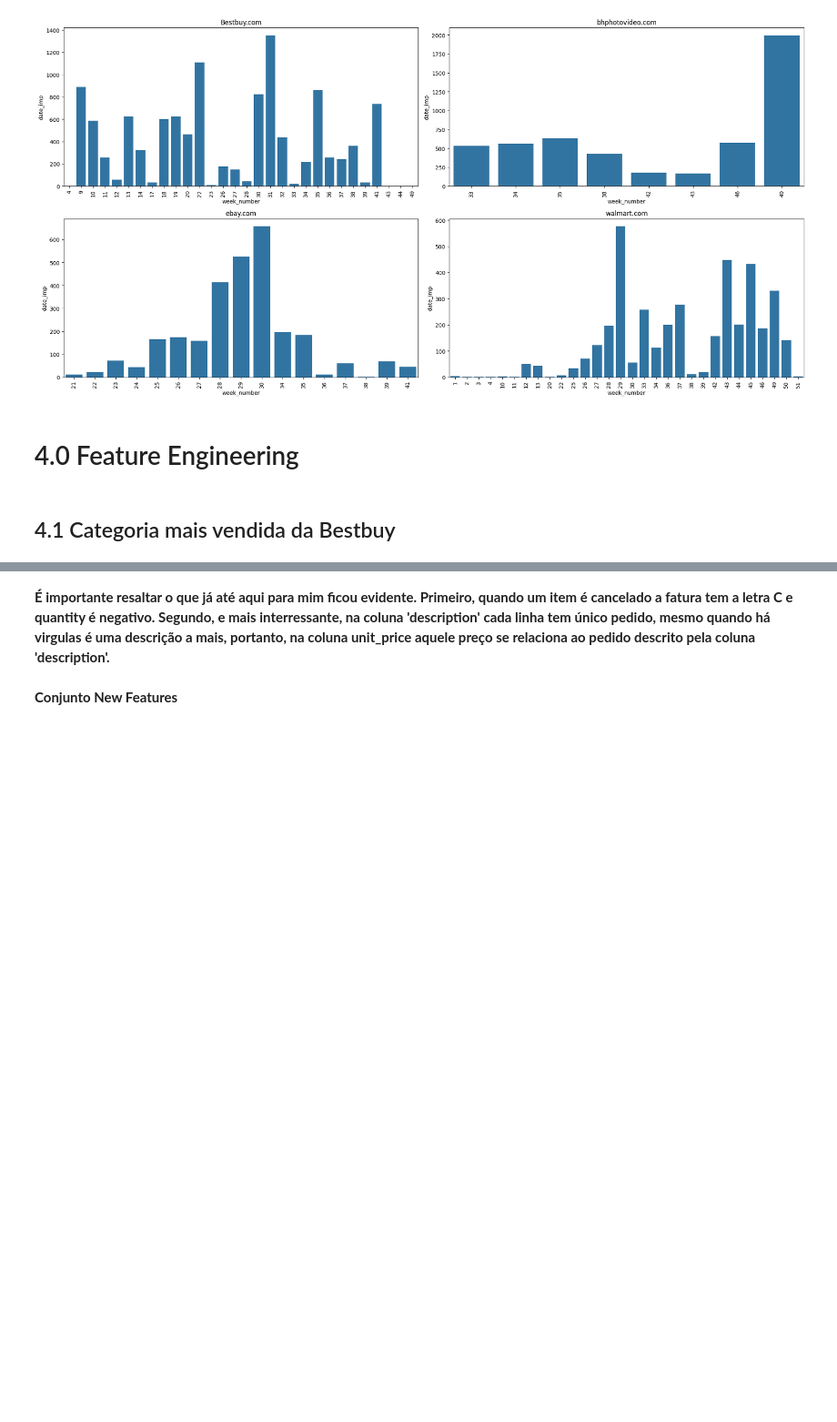
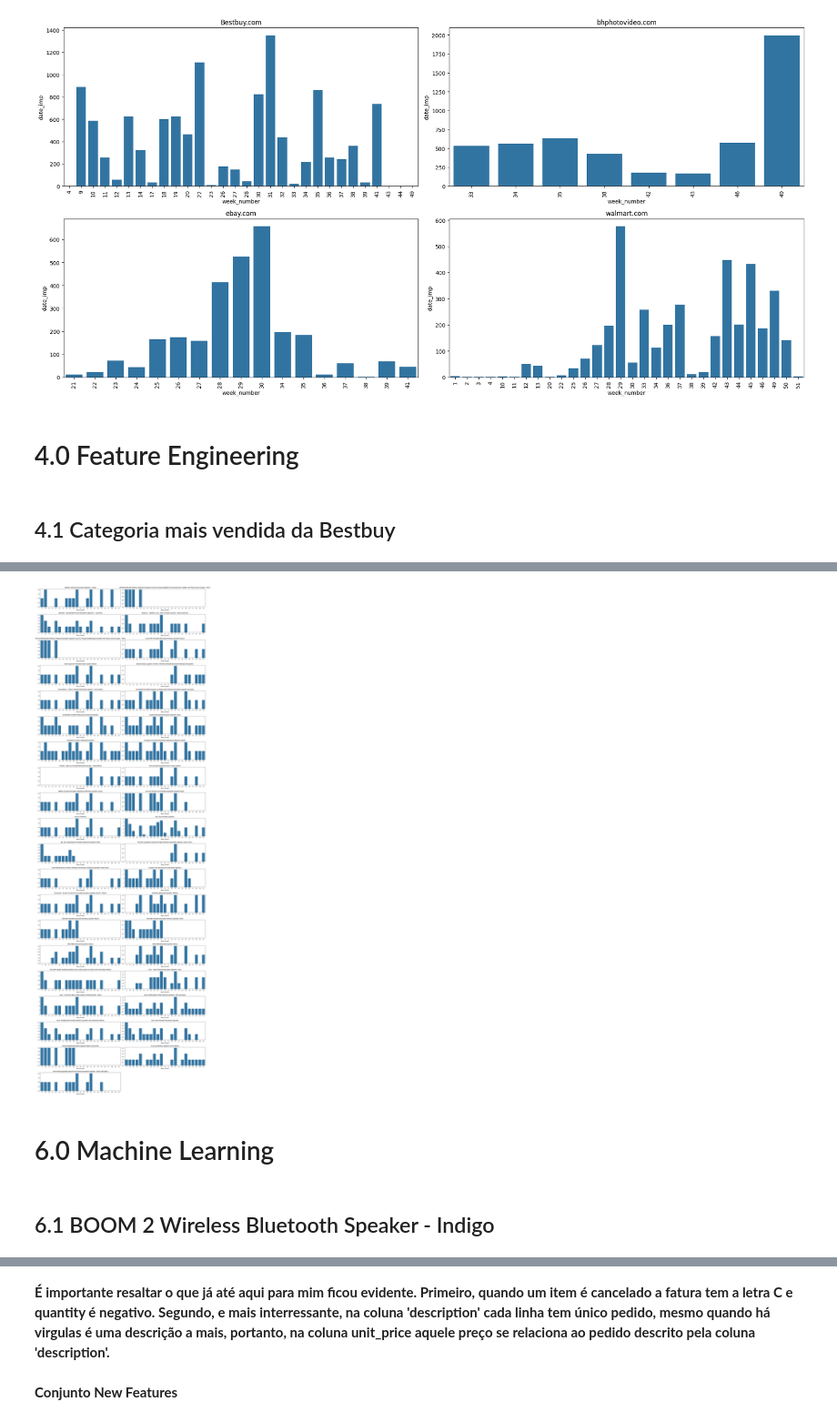
Before and after one commit to antonioorichard/elasticidade_dos_preco, a Jupyter notebook: notebook/pa06.ipynb, the cells around one changed output, grey strips where cells are left out. Shown at 91% size. Saved outputs shown, nothing was run; the diff lists cells and outputs as text; code cells hidden in the pictures; blank space fills up the shorter version.

```diff
--- a/notebook/pa06.ipynb
+++ b/notebook/pa06.ipynb
@@ -923,0 +993,3 @@ df4 = df3.copy()
+# %%
+y_demand = dataset.pivot(index = 'week_number', columns = 'name', values = 'date_imp')
+y_demand = pd.DataFrame( y_demand.to_records())
@@ -923,0 +1111,3 @@ df4 = df3.copy()
+# %%
+y_demand.fillna(0, inplace = True)
+y_demand.head()
@@ -923,0 +1224,16 @@ df4 = df3.copy()
+# %%
+# observo a ditribuição de preço pela pelas semanas
+# problema de limite 40 e len(x_price.columns) é 42
+plt.figure(figsize=(20,60))
+for k in np.arange(1, 40, 1):
+    plt.subplot(20,2, k)
+    sns.barplot(data=y_demand, x= y_demand['week_number'], y=y_demand[y_demand.columns[k]])
+    plt.title(y_demand.iloc[:,k].name)
+    plt.ylabel('')
+    plt.tight_layout()
+# %% [output]
+[figure, added]
+# %% [markdown]
+# 6.0 Machine Learning
+# %% [markdown]
+## 6.1 BOOM 2 Wireless Bluetooth Speaker - Indigo
```
Also changed, not shown: parts of 70 cells of this notebook.
